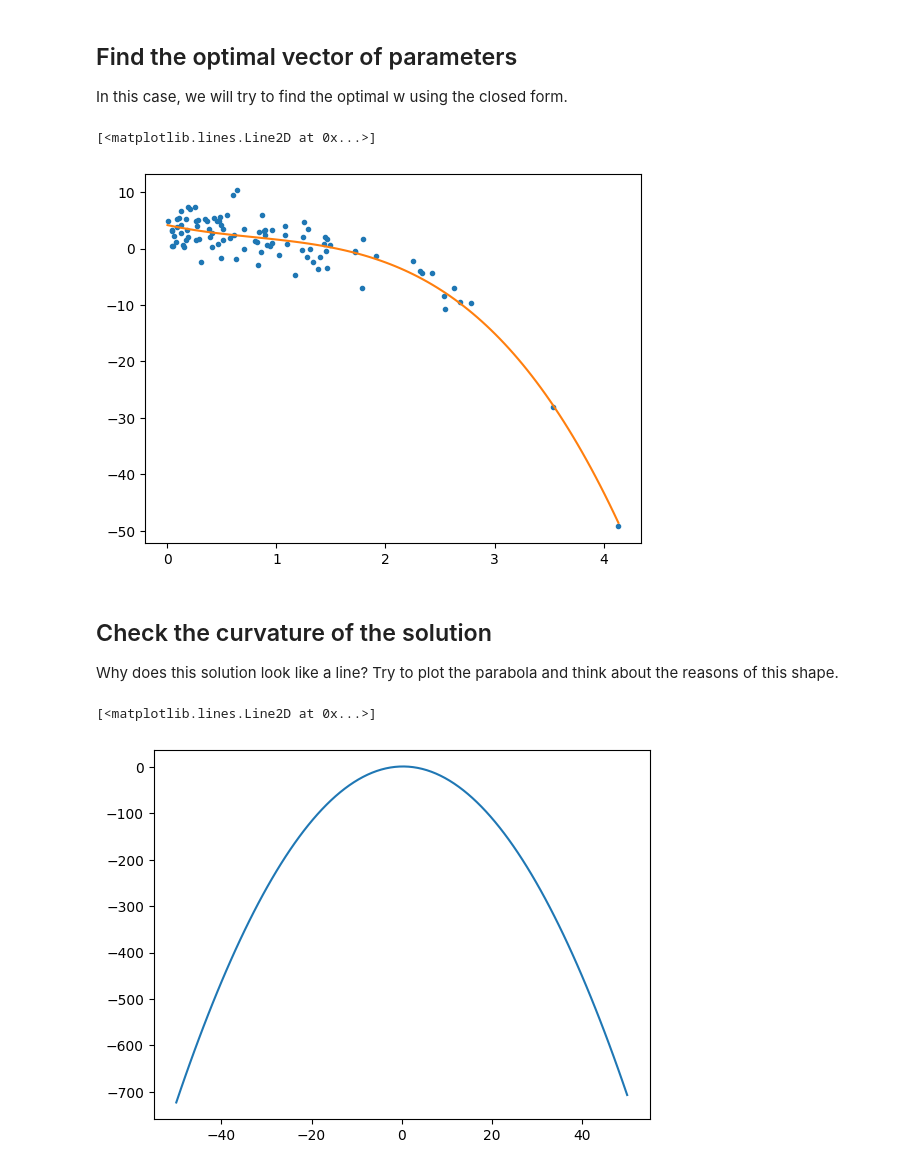
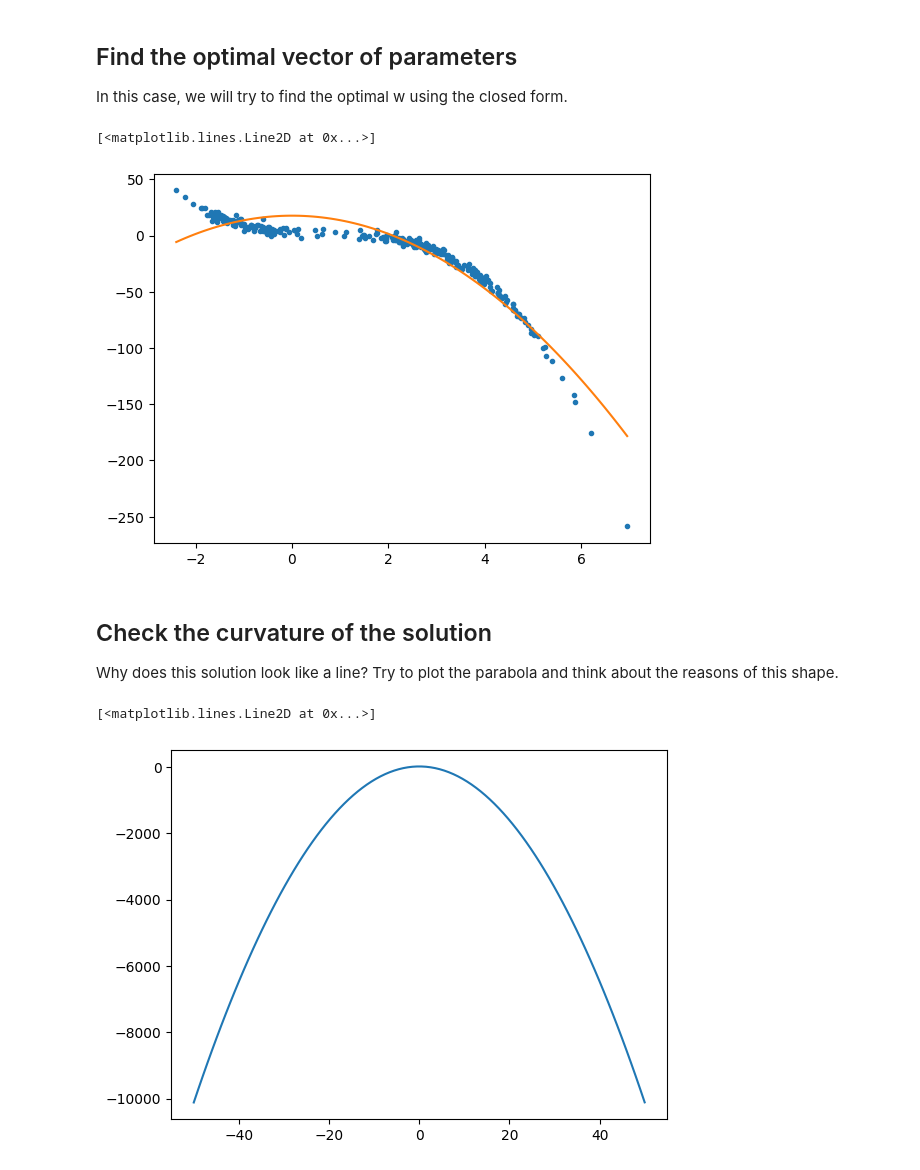
Before and after one commit to imAlessas/machine-learning, a Jupyter notebook: exercises/classification-perceptron.ipynb, the cells around one changed output. Cells and saved outputs as stored; diff of their text form; code cells hidden in the pictures.

```diff
--- a/exercises/classification-perceptron.ipynb
+++ b/exercises/classification-perceptron.ipynb
@@ -182,14 +182,13 @@ c = -3
 d = 4
 
 sigma = 2.5
-noise = sigma * np.random.randn(N)
+noise = np.random.randn(3 * N) * sigma
 
-X = np.random.exponential(scale = 1, size = N)
+X1 = np.concatenate((X1_1, X1_2, X1_3)) #  create X1
 
-y = (a * X**3) + (b * X**2) + (c * X) + d + noise
-
+y = (a * X1**3) + (b * X1**2) + (c * X1) + d + noise
 
 # plot data
-plt.plot(X, y, '.')
+plt.plot(X1, y, '.')
 # %% [output]
 [<matplotlib.lines.Line2D at 0x...>]
@@ -198,43 +197,39 @@ plt.plot(X, y, '.')
 ## Create data matrix
 Suppose that your hypohtesis is a quadratic function, generate the data matrix accordingly (remember the X0) and save it into the variable X_reg.
 # %%
-X0 = np.ones(N)
+X0 = np.ones(N * 3)
 
 # create (quadratic) data matrix
-Xnew = np.stack((X0, X, X**2, X**3), axis = 1)
+X_reg = np.stack((X0, X1, X1**2), axis = 1)
 # %% [markdown]
 ## Find the optimal vector of parameters
 In this case, we will try to find the optimal w using the closed form.
 # %%
-# find closed form solution
-# w = (X^T  X)^-1 (X^T y)
+# find closed form solution: w = (X^T  X)^-1 (X^T y)
 w = np.dot(
         np.linalg.inv(
             np.dot(
-                np.transpose(Xnew),
-                Xnew)
+                np.transpose(X_reg),
+                X_reg)
             ),
 
         np.dot(
-            np.transpose(Xnew),
+            np.transpose(X_reg),
             y
         )
     )
 
 # plot points
-# plt.plot(X[:, 1], y, '.')
-plt.plot(X, y, '.')
+plt.plot(X1, y, '.')
 
 # generate grid of points
-# x_grid = np.linspace(np.min(X[:, 1]), np.max(X[:, 1]), 100)
-x_grid = np.linspace(np.min(X), np.max(X), 100)
+x_grid = np.linspace(np.min(X1), np.max(X1), 100)
 
 # plot line
-# plt.plot(x_grid, w[0] + x_grid * w[1] + x_grid**2 * w[2] + x_grid**3 * w[3] + x_grid**4 * w[4])
-plt.plot(x_grid, w[0] + x_grid * w[1] + x_grid**2 * w[2] + x_grid**3 * w[3])
+plt.plot(x_grid, w[0] + x_grid * w[1] + x_grid**2 * w[2])
 # %% [output]
 [<matplotlib.lines.Line2D at 0x...>]
-[figure, old version]
+[figure, new version]
 # %% [markdown]
 ## Check the curvature of the solution
 
@@ -244,4 +239,4 @@ x_g = np.linspace(-50, 50, 100)
 plt.plot(x_g, w[0] + x_g * w[1] + x_g**2 * w[2])
 # %% [output]
 [<matplotlib.lines.Line2D at 0x...>]
-[figure, old version]
+[figure, new version]
```
Also changed, not shown: parts of 1 cell of this notebook.
